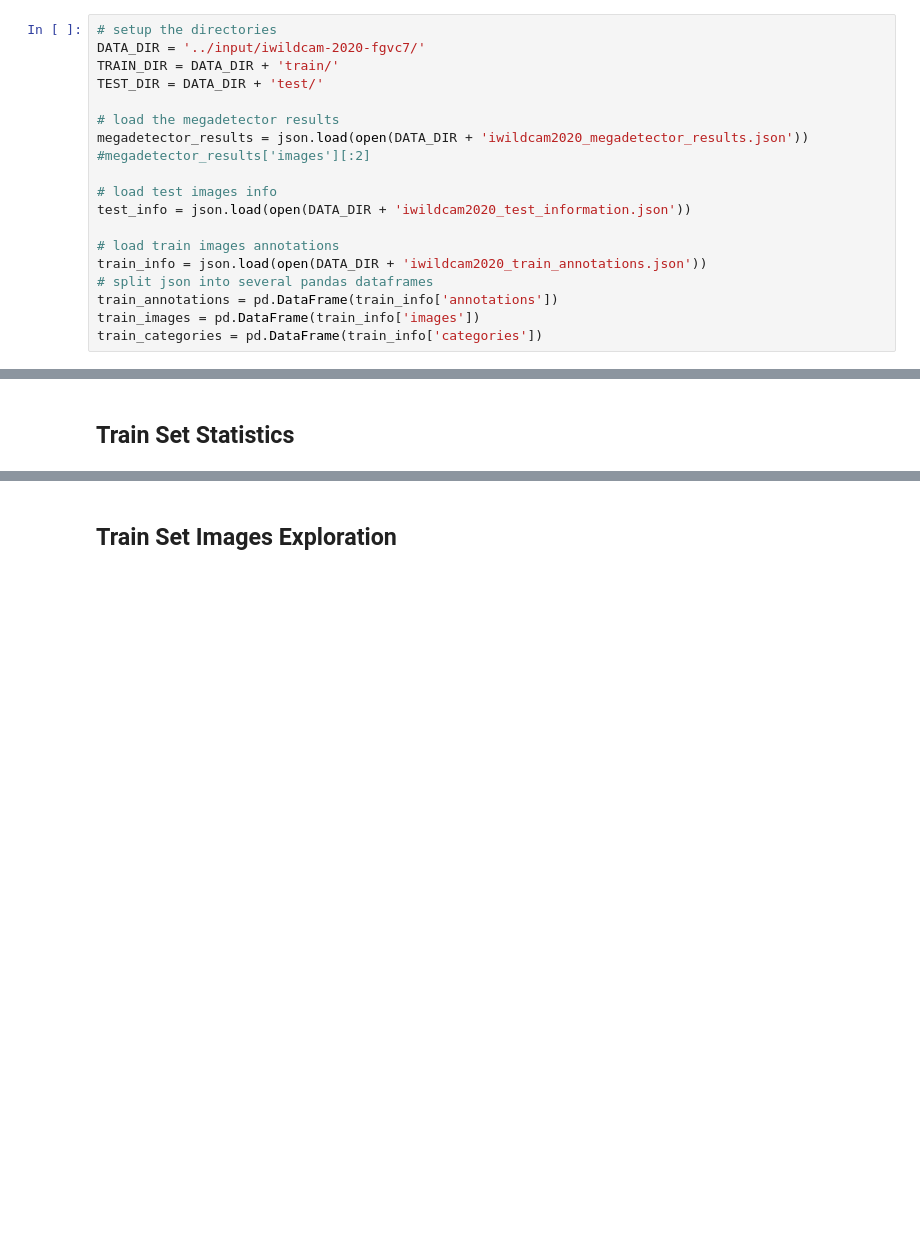
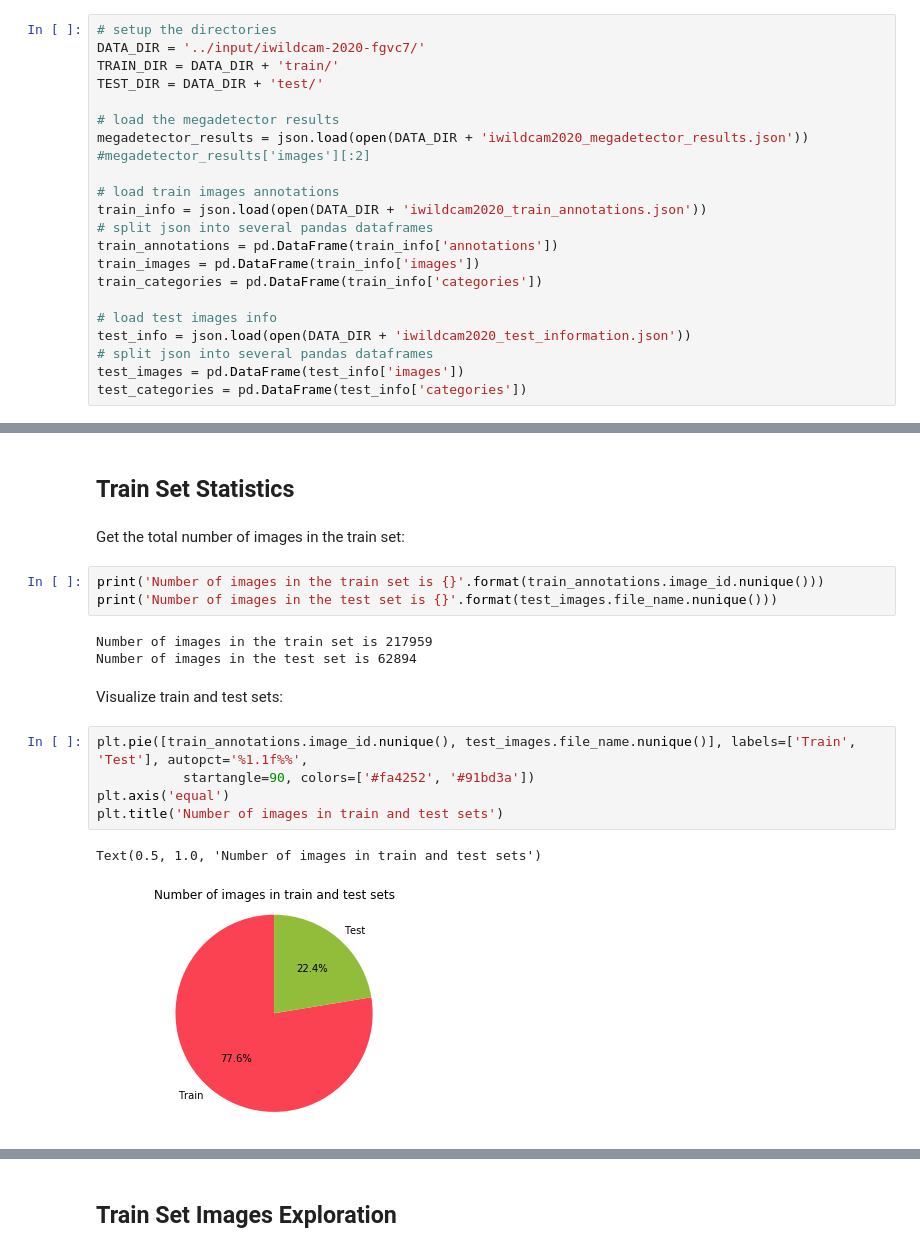
Before and after one commit to Lexie88rus/iWildCam, a Jupyter notebook: iwildcam-eda.ipynb, the cells around one changed output, grey strips where cells are left out. Drawn from its saved outputs; the diff is of its cells as text; blank space fills up the shorter version.

Commit message:
Updated the notebook: Added some train set statitics and diagrams

```diff
--- a/iwildcam-eda.ipynb
+++ b/iwildcam-eda.ipynb
@@ -40,15 +40,18 @@ TEST_DIR = DATA_DIR + 'test/'
 megadetector_results = json.load(open(DATA_DIR + 'iwildcam2020_megadetector_results.json'))
 #megadetector_results['images'][:2]
 
-# load test images info
-test_info = json.load(open(DATA_DIR + 'iwildcam2020_test_information.json'))
-
 # load train images annotations
 train_info = json.load(open(DATA_DIR + 'iwildcam2020_train_annotations.json'))
 # split json into several pandas dataframes
 train_annotations = pd.DataFrame(train_info['annotations'])
 train_images = pd.DataFrame(train_info['images'])
 train_categories = pd.DataFrame(train_info['categories'])
+
+# load test images info
+test_info = json.load(open(DATA_DIR + 'iwildcam2020_test_information.json'))
+# split json into several pandas dataframes
+test_images = pd.DataFrame(test_info['images'])
+test_categories = pd.DataFrame(test_info['categories'])
 # %% [markdown]
 Look at the dataframes containing the train set annotations:
 # %% [markdown]
@@ -86,3 +89,21 @@ train_categories.head()
 | 4 | 4453 | 6 | puma concolor |
 # %% [markdown]
 ## Train Set Statistics
+# %% [markdown]
+Get the total number of images in the train set:
+# %%
+print('Number of images in the train set is {}'.format(train_annotations.image_id.nunique()))
+print('Number of images in the test set is {}'.format(test_images.file_name.nunique()))
+# %% [output]
+Number of images in the train set is 217959
+Number of images in the test set is 62894
+# %% [markdown]
+Visualize train and test sets:
+# %%
+plt.pie([train_annotations.image_id.nunique(), test_images.file_name.nunique()], labels=['Train', 'Test'], autopct='%1.1f%%',
+           startangle=90, colors=['#fa4252', '#91bd3a'])
+plt.axis('equal')
+plt.title('Number of images in train and test sets')
+# %% [output]
+Text(0.5, 1.0, 'Number of images in train and test sets')
+[figure, added]
```
Also changed, not shown: parts of 8 cells of this notebook.
